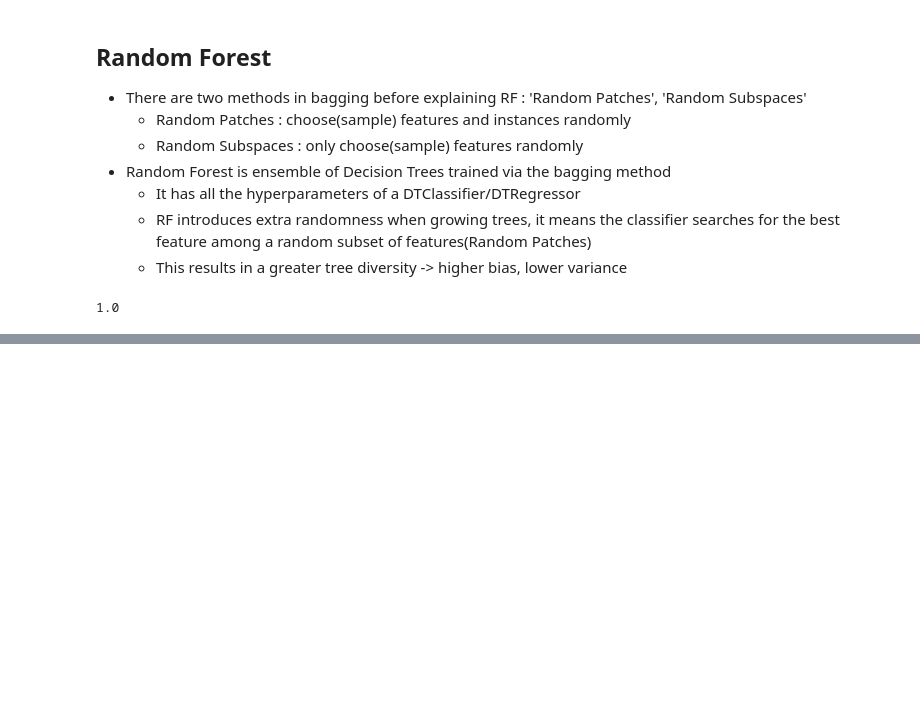
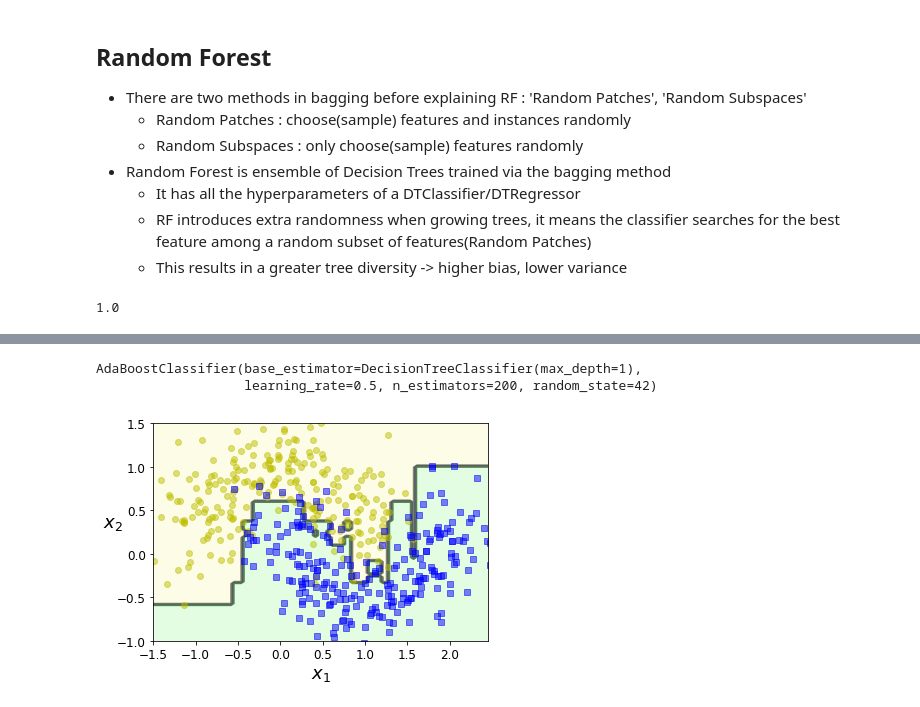
Before and after one commit to Oppo-sit/AI_AtoZ, a Jupyter notebook: Hands_on_ml/chapter_7/07_ensemble_learning.ipynb, the cells around one changed output, grey strips where cells are left out. Saved outputs shown, nothing was run; the diff lists cells and outputs as text; code cells hidden in the pictures; blank space fills up the shorter version.

```diff
--- a/Hands_on_ml/chapter_7/07_ensemble_learning.ipynb
+++ b/Hands_on_ml/chapter_7/07_ensemble_learning.ipynb
@@ -281,0 +359,14 @@ np.sum(y_pred == y_pred_rf) / len(y_pred)  # very similar predictions
+# %%
+from sklearn.ensemble import AdaBoostClassifier
+
+ada_clf = AdaBoostClassifier(
+    DecisionTreeClassifier(max_depth=1), n_estimators=200,
+    algorithm="SAMME.R", learning_rate=0.5, random_state=42)
+ada_clf.fit(X_train, y_train)
+# %% [output]
+AdaBoostClassifier(base_estimator=DecisionTreeClassifier(max_depth=1),
+                   learning_rate=0.5, n_estimators=200, random_state=42)
+# %%
+plot_decision_boundary(ada_clf, X, y)
+# %% [output]
+[figure, added]
```
Also changed, not shown: parts of 36 cells of this notebook, 5 other files.
